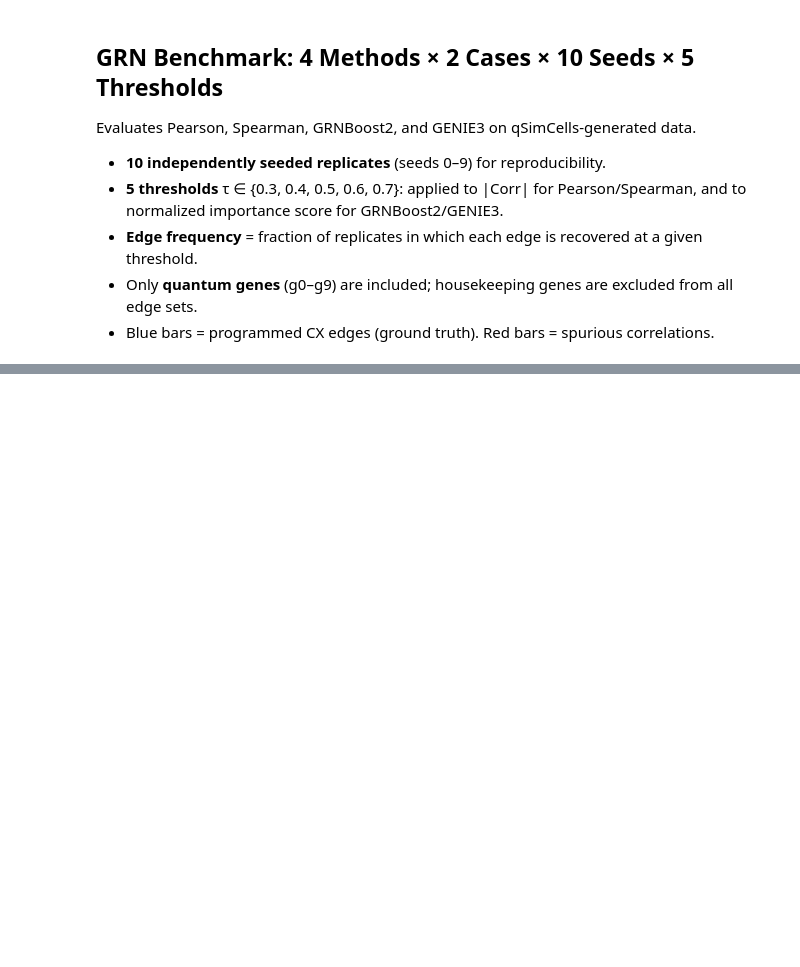
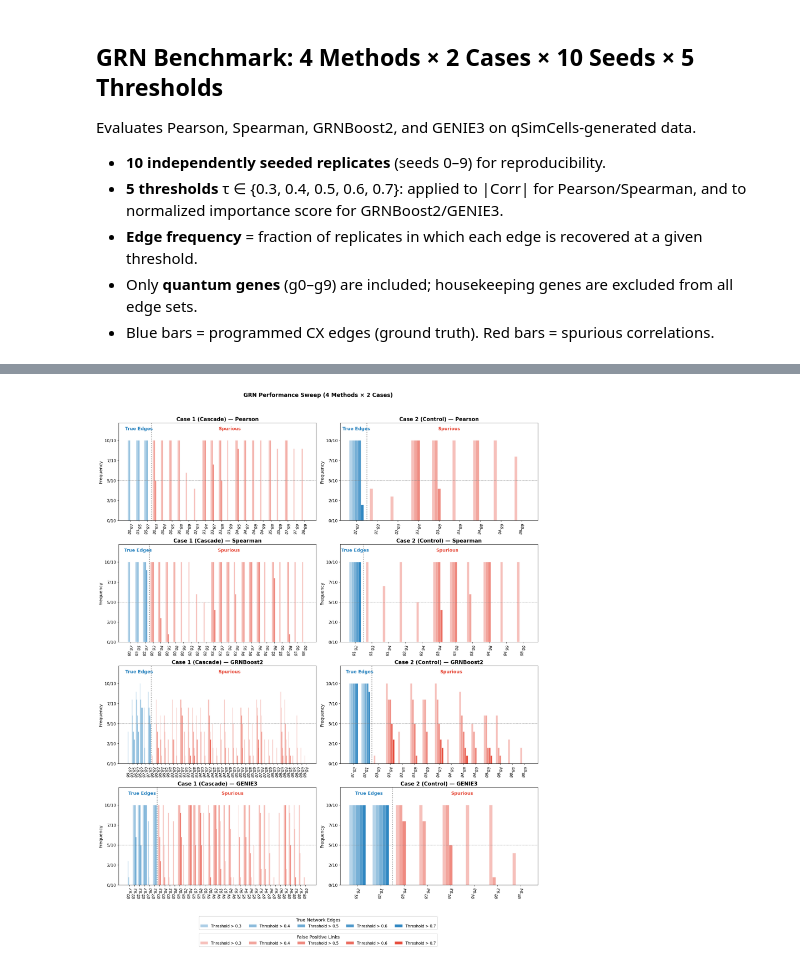
Before and after one commit to cailab-tamu/qSimCells, a Jupyter notebook: qSim_cell_benchmarks.ipynb, the cells around one changed output, grey strips where cells are left out. Drawn from its saved outputs; the diff is of its cells as text; code cells hidden in the pictures; blank space fills up the shorter version.

```diff
--- a/qSim_cell_benchmarks.ipynb
+++ b/qSim_cell_benchmarks.ipynb
@@ -304,0 +251,89 @@ print('Saved complete_4method_frequency_sweep.pdf')
+# %%
+import matplotlib.pyplot as plt
+import matplotlib.patches as mpatches
+
+def plot_sweep_frequency(ax, case, method, true_edges, title):
+    all_edges = set()
+    for thr in THRESHOLDS:
+        all_edges |= set(edge_freq[case][method][thr].keys())
+    if not all_edges:
+        ax.set_title(title + '\n(no edges found)', fontsize=12, fontweight='bold')
+        return
+
+    true_l     = sorted([e for e in all_edges if     is_true_edge(e, true_edges)], key=str)
+    spurious_l = sorted([e for e in all_edges if not is_true_edge(e, true_edges)], key=str)
+    ordered    = true_l + spurious_l
+    labels     = [f'{e[0]}-{e[1]}' for e in ordered]
+    x          = range(len(ordered))
+    bar_w      = 0.14
+    alphas     = [0.35, 0.50, 0.65, 0.82, 1.0]   # lightest = τ 0.3, darkest = τ 0.7
+
+    for ti, thr in enumerate(THRESHOLDS):
+        counts  = [edge_freq[case][method][thr].get(e, 0) for e in ordered]
+        heights = [c / N_REPLICATES for c in counts]
+        colors  = [COLOR_TRUE if is_true_edge(e, true_edges) else COLOR_SPURIOUS
+                   for e in ordered]
+        offset  = (ti - len(THRESHOLDS) / 2 + 0.5) * bar_w
+        ax.bar([xi + offset for xi in x], heights, width=bar_w,
+               color=colors, edgecolor='white', linewidth=0.4, alpha=alphas[ti])
+
+    ax.axhline(0.5, color='gray', linestyle='--', linewidth=0.8)
+    ax.set_xticks(list(x))
+
+    # 90 degrees with center alignment perfectly centers the label under its bar cluster
+    ax.set_xticklabels(labels, rotation=70, ha='center', fontsize=11)
+
+    ax.set_ylim(0, 1.22)
+    ax.set_yticks([0, 0.25, 0.5, 0.75, 1.0])
+    ax.set_yticklabels([f'{int(v*N_REPLICATES)}/{N_REPLICATES}' for v in [0, 0.25, 0.5, 0.75, 1.0]],
+                       fontsize=12)
+    ax.set_ylabel('Frequency', fontsize=13)
+    ax.set_title(title, fontsize=15, fontweight='bold')
+
+    if true_l:
+        ax.axvline(len(true_l) - 0.5, color='gray', linestyle=':', linewidth=2)
+        ax.text(len(true_l) / 2 - 0.5, 1.13, 'True Edges',
+                ha='center', fontsize=13, color=COLOR_TRUE, fontweight='bold')
+    if spurious_l:
+        ax.text(len(true_l) + len(spurious_l) / 2 - 0.5, 1.13, 'Spurious',
+                ha='center', fontsize=13, color=COLOR_SPURIOUS, fontweight='bold')
+
+
+# Height bumped up to 23 to securely accommodate the stacked legends beneath the plots
+fig, axes = plt.subplots(4, 2, figsize=(18, 23))
+fig.suptitle('GRN Performance Sweep (4 Methods × 2 Cases)',
+             fontsize=16, fontweight='bold', y=0.98)
+
+plot_sweep_frequency(axes[0,0], 'Case1', 'pearson',   TRUE_EDGES_CASE1, 'Case 1 (Cascade) — Pearson')
+plot_sweep_frequency(axes[0,1], 'Case2', 'pearson',   TRUE_EDGES_CASE2, 'Case 2 (Control) — Pearson')
+plot_sweep_frequency(axes[1,0], 'Case1', 'spearman',  TRUE_EDGES_CASE1, 'Case 1 (Cascade) — Spearman')
+plot_sweep_frequency(axes[1,1], 'Case2', 'spearman',  TRUE_EDGES_CASE2, 'Case 2 (Control) — Spearman')
+plot_sweep_frequency(axes[2,0], 'Case1', 'grnboost2', TRUE_EDGES_CASE1, 'Case 1 (Cascade) — GRNBoost2')
+plot_sweep_frequency(axes[2,1], 'Case2', 'grnboost2', TRUE_EDGES_CASE2, 'Case 2 (Control) — GRNBoost2')
+plot_sweep_frequency(axes[3,0], 'Case1', 'genie3',    TRUE_EDGES_CASE1, 'Case 1 (Cascade) — GENIE3')
+plot_sweep_frequency(axes[3,1], 'Case2', 'genie3',    TRUE_EDGES_CASE2, 'Case 2 (Control) — GENIE3')
+
+alphas = [0.35, 0.50, 0.65, 0.82, 1.0]
+true_handles     = [mpatches.Patch(facecolor=COLOR_TRUE,     alpha=a, label=f'Threshold > {t}')
+                    for a, t in zip(alphas, THRESHOLDS)]
+spurious_handles = [mpatches.Patch(facecolor=COLOR_SPURIOUS, alpha=a, label=f'Threshold > {t}')
+                    for a, t in zip(alphas, THRESHOLDS)]
+
+# STACKED LEGENDS LAYOUT:
+# Centered horizontally at 0.5, spaced safely on the vertical (y) axis.
+leg1 = fig.legend(handles=true_handles, title='True Network Edges',
+                  loc='lower center', bbox_to_anchor=(0.5, 0.035),
+                  ncol=5, fontsize=11, title_fontsize=13, frameon=True)
+leg2 = fig.legend(handles=spurious_handles, title='False Positive Links',
+                  loc='lower center', bbox_to_anchor=(0.5, 0.005),
+                  ncol=5, fontsize=11, title_fontsize=13, frameon=True)
+fig.add_artist(leg1)
+
+# Shifted the bottom margin up to 0.085 to cleanly clear the stacked legend heights
+plt.tight_layout(rect=[0, 0.085, 1, 0.96])
+
+plt.savefig('complete_4method_frequency_sweep.pdf', bbox_inches='tight')
+plt.show()
+print('Saved complete_4method_frequency_sweep.pdf')
+# %% [output]
+[figure, added]
```
Also changed, not shown: parts of 4 cells of this notebook, 3 other files.
